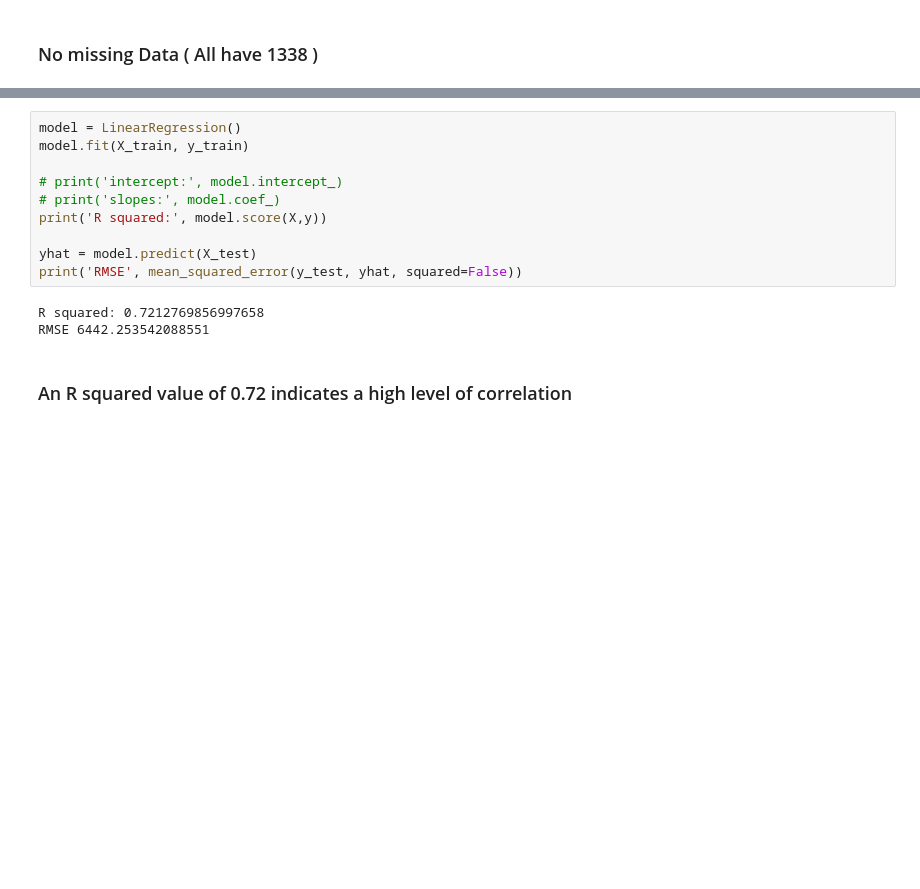
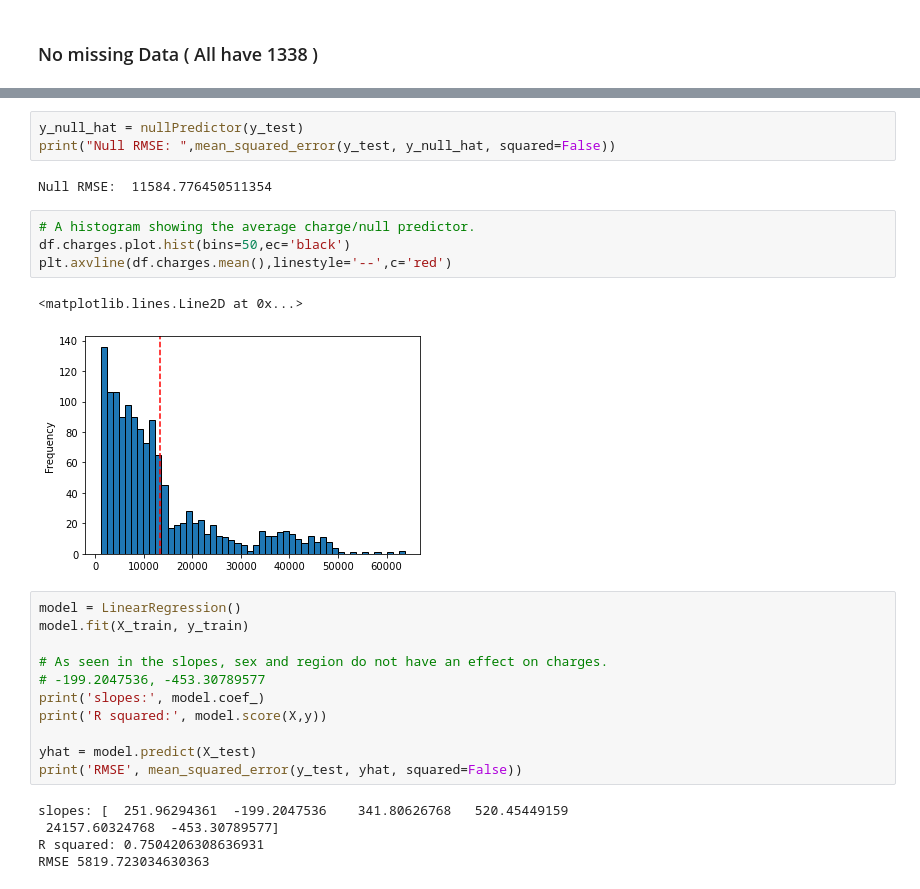
Before and after one commit to BurkeBlaine1999/Machine-learning-project, a Jupyter notebook: Insurance_Regression.ipynb, the cells around one changed output, grey strips where cells are left out. Saved outputs shown, nothing was run; the diff lists cells and outputs as text; blank space fills up the shorter version.

```diff
--- a/Insurance_Regression.ipynb
+++ b/Insurance_Regression.ipynb
@@ -164,15 +184,28 @@ X_train, X_test, y_train, y_test = train_test_split(X, y, random_state=1)
+# %%
+y_null_hat = nullPredictor(y_test)
+print("Null RMSE: ",mean_squared_error(y_test, y_null_hat, squared=False))
+# %% [output]
+Null RMSE:  11584.776450511354
+# %%
+# A histogram showing the average charge/null predictor.
+df.charges.plot.hist(bins=50,ec='black')
+plt.axvline(df.charges.mean(),linestyle='--',c='red')
+# %% [output]
+<matplotlib.lines.Line2D at 0x...>
+[figure, added]
 # %%
 model = LinearRegression()
 model.fit(X_train, y_train)
 
-# print('intercept:', model.intercept_)
-# print('slopes:', model.coef_)
+# As seen in the slopes, sex and region do not have an effect on charges.
+# -199.2047536, -453.30789577
+print('slopes:', model.coef_)
 print('R squared:', model.score(X,y))
 
 yhat = model.predict(X_test)
 print('RMSE', mean_squared_error(y_test, yhat, squared=False))
 # %% [output]
-R squared: 0.7212769856997658
-RMSE 6442.253542088551
+slopes: [  251.96294361  -199.2047536    341.80626768   520.45449159
+ 24157.60324768  -453.30789577]
+R squared: 0.7504206308636931
+RMSE 5819.723034630363
-# %% [markdown]
-### An R squared value of 0.72 indicates a high level of correlation
```
Also changed, not shown: parts of 40 cells of this notebook, 5 other files.
